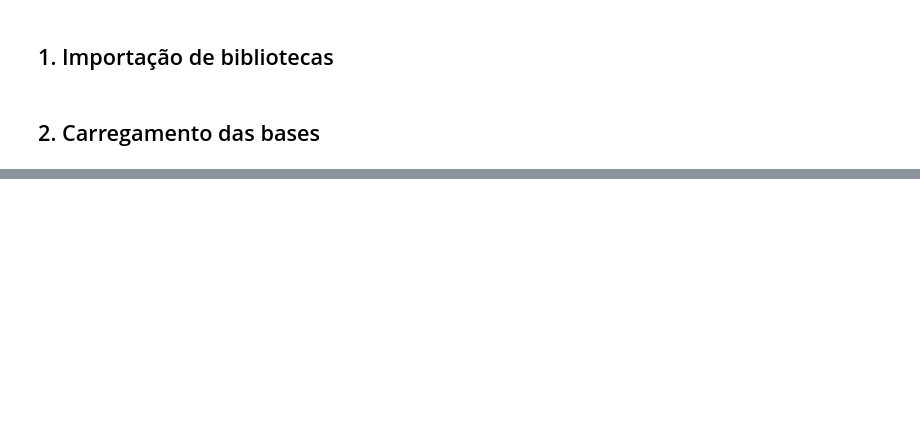
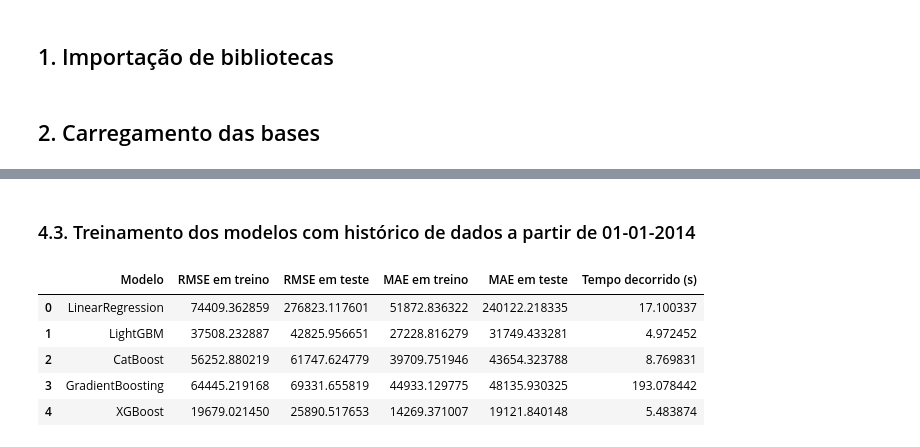
Before and after one commit to emso-exe/Previsao_de_demandas_de_drogarias, a Jupyter notebook: 003_modelagem_preditiva.ipynb, the cells around one changed output, grey strips where cells are left out. Cells and saved outputs as stored; diff of their text form; code cells hidden in the pictures; blank space fills up the shorter version.

```diff
--- a/003_modelagem_preditiva.ipynb
+++ b/003_modelagem_preditiva.ipynb
@@ -56,0 +192,5 @@ df_validation.head()
+# %%
+# Converter todas as colunas categóricas para string
+
+df_train[categorical_features] = df_train[categorical_features].astype(str)
+df_validation[categorical_features] = df_validation[categorical_features].astype(str)
@@ -56,0 +318,37 @@ df_validation.head()
+# %% [markdown]
+### 4.3. Treinamento dos modelos com histórico de dados a partir de 01-01-2014
+# %%
+# Selecionando dados a partir de 01-01-2014
+df_train_00 = df_train[df_train['Date'] >= '2014-01-01'].copy()
+
+# Converter todas as colunas categóricas para string
+df_train_00[categorical_features] = df_train_00[categorical_features].astype(str)
+
+# Separando os dataframes com as variáveis preditivas e a variável preditora
+X_train = df_train_00[features]
+y_train = df_train_00[target]
+
+# Pré-processamento, transformação das features numéricas e categóricas
+preprocessor = ColumnTransformer(
+	transformers=[
+		('num', StandardScaler(), numerical_features),
+		('cat', OneHotEncoder(handle_unknown='ignore'), categorical_features)
+])
+
+# Avaliando os modelos
+results = models_evaluation(models, X_train, y_train, X_test, y_test, preprocessor)
+
+# Criando DataFrame de resultados
+results_df_00 = pd.DataFrame(results, columns=[
+                            'Modelo', 'RMSE em treino', 'RMSE em teste',
+                            'MAE em treino', 'MAE em teste', 'Tempo decorrido (s)'])
+
+# Exibindo os resultados
+results_df_00
+# %% [output]
+|  | Modelo | RMSE em treino | RMSE em teste | MAE em treino | MAE em teste | Tempo decorrido (s) |
+| 0 | LinearRegression | 74409.362859 | 276823.117601 | 51872.836322 | 240122.218335 | 17.100337 |
+| 1 | LightGBM | 37508.232887 | 42825.956651 | 27228.816279 | 31749.433281 | 4.972452 |
+| 2 | CatBoost | 56252.880219 | 61747.624779 | 39709.751946 | 43654.323788 | 8.769831 |
+| 3 | GradientBoosting | 64445.219168 | 69331.655819 | 44933.129775 | 48135.930325 | 193.078442 |
+| 4 | XGBoost | 19679.021450 | 25890.517653 | 14269.371007 | 19121.840148 | 5.483874 |
```
Also changed, not shown: parts of 31 cells of this notebook.
